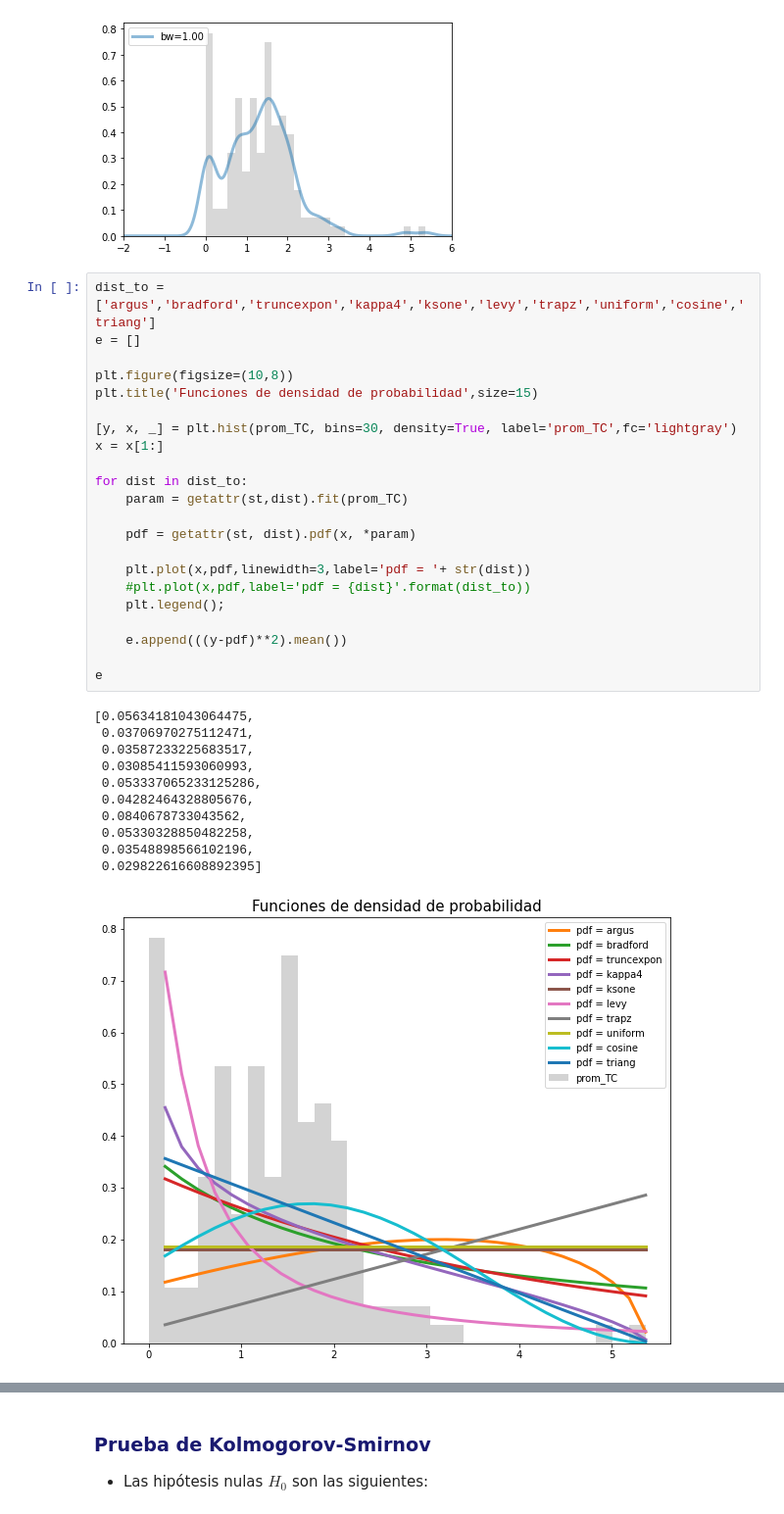
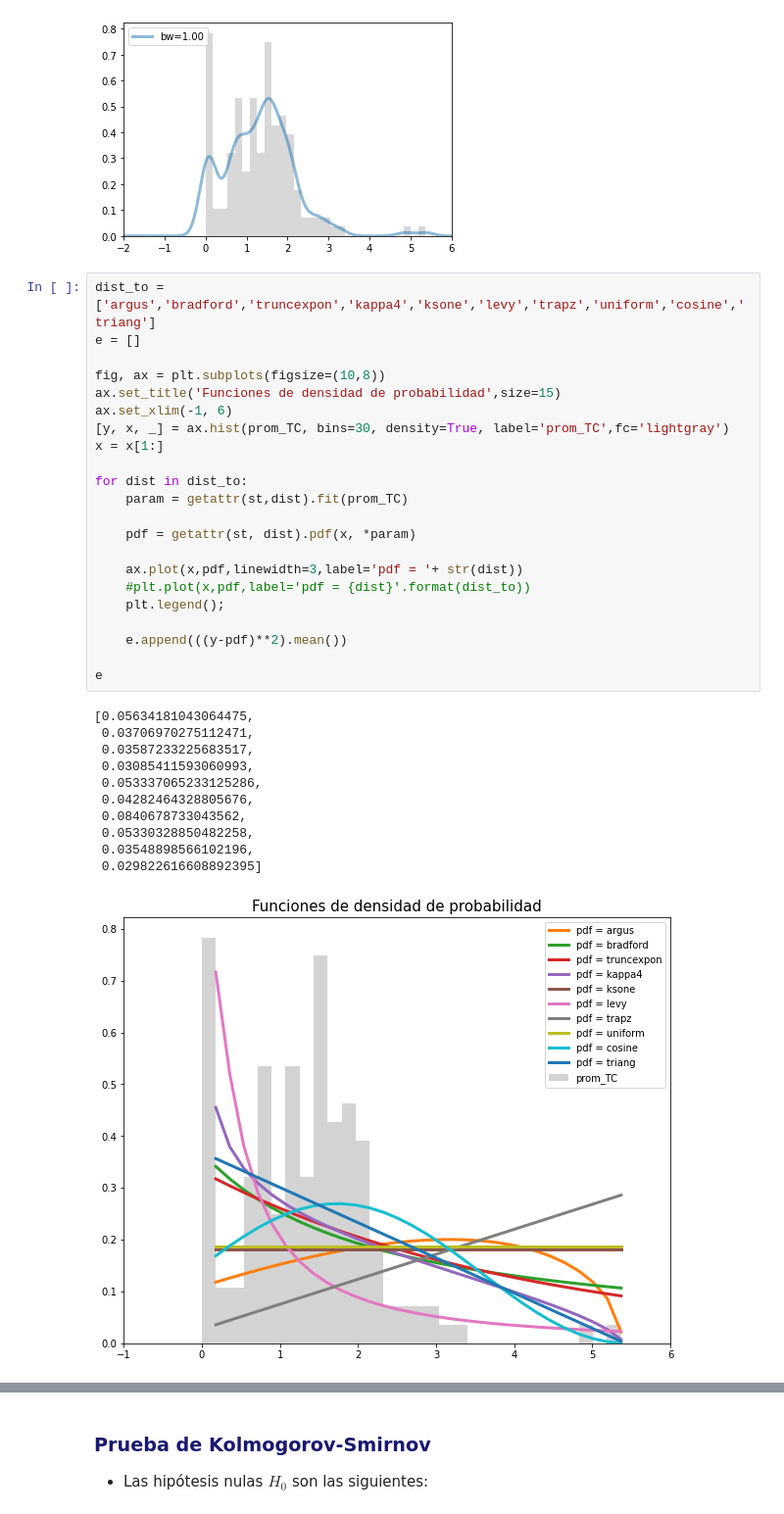
Before and after one commit to danielabenavides/proyecto_modulo1, a Jupyter notebook: ProyectoModulo1_Benavides_Rivera.ipynb, the cells around one changed output, grey strips where cells are left out. Shown at 98% size. Cells and saved outputs as stored; diff of their text form.

```diff
--- a/ProyectoModulo1_Benavides_Rivera.ipynb
+++ b/ProyectoModulo1_Benavides_Rivera.ipynb
@@ -651,34 +597,34 @@ ax.set_xlim(-2, 6);
 # %%
 dist_to = ['argus','bradford','truncexpon','kappa4','ksone','levy','trapz','uniform','cosine','triang']
 e = []
 
-plt.figure(figsize=(10,8))
-plt.title('Funciones de densidad de probabilidad',size=15)
-
-[y, x, _] = plt.hist(prom_TC, bins=30, density=True, label='prom_TC',fc='lightgray')
+fig, ax = plt.subplots(figsize=(10,8))
+ax.set_title('Funciones de densidad de probabilidad',size=15)
+ax.set_xlim(-1, 6)
+[y, x, _] = ax.hist(prom_TC, bins=30, density=True, label='prom_TC',fc='lightgray')
 x = x[1:]
 
 for dist in dist_to:
     param = getattr(st,dist).fit(prom_TC)
 
     pdf = getattr(st, dist).pdf(x, *param)
 
-    plt.plot(x,pdf,linewidth=3,label='pdf = '+ str(dist))
+    ax.plot(x,pdf,linewidth=3,label='pdf = '+ str(dist))
     #plt.plot(x,pdf,label='pdf = {dist}'.format(dist_to))
     plt.legend();
 
     e.append(((y-pdf)**2).mean())
 
 e
 # %% [output]
 [0.05634181043064475,
  0.03706970275112471,
  0.03587233225683517,
  0.03085411593060993,
  0.053337065233125286,
  0.04282464328805676,
  0.0840678733043562,
  0.05330328850482258,
  0.03548898566102196,
  0.029822616608892395]
-[figure, old version]
+[figure, new version]
```
Also changed, not shown: parts of 12 cells of this notebook.
